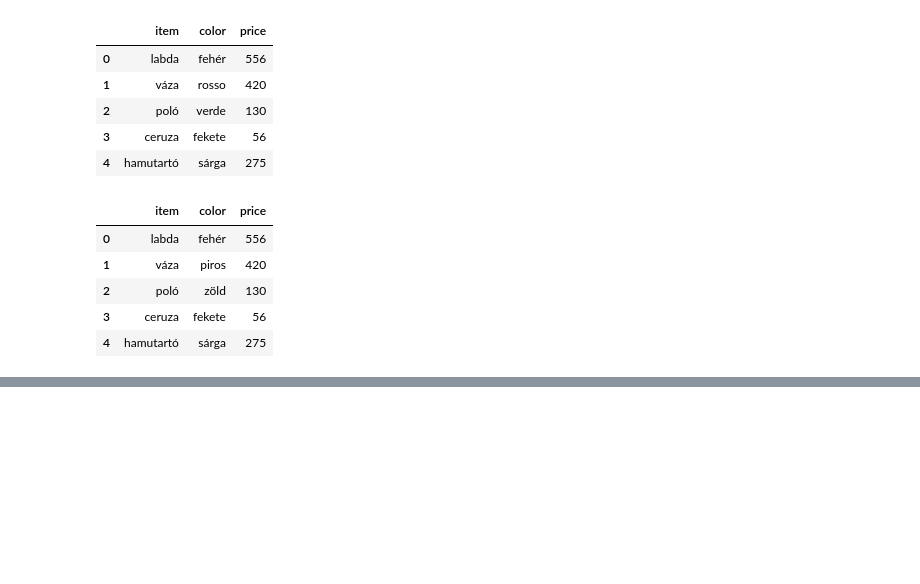
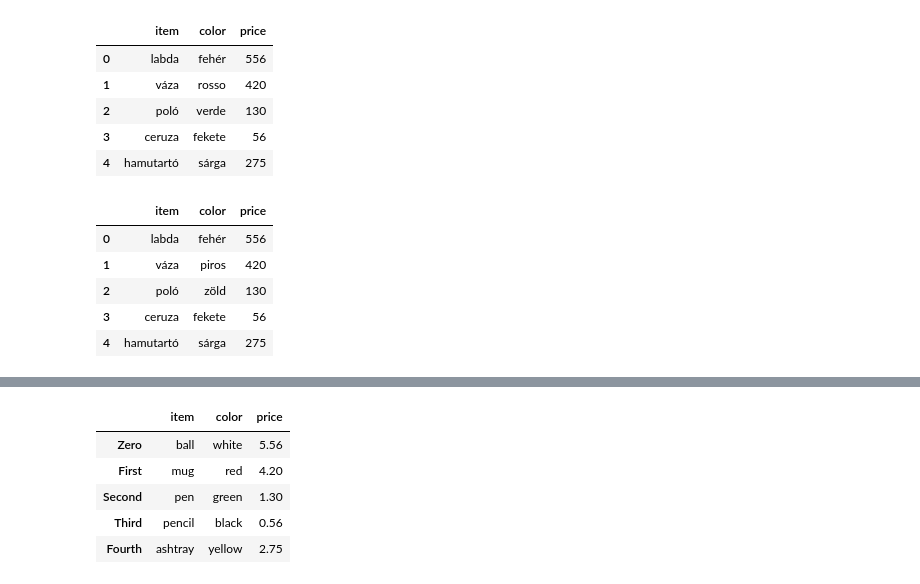
Before and after one commit to steingartpeter/ANACONDA, a Jupyter notebook: MYSQL_PANDAS_MERGE.ipynb, the cells around one changed output, grey strips where cells are left out. Cells and saved outputs as stored; diff of their text form; code cells hidden in the pictures; blank space fills up the shorter version.

```diff
--- a/MYSQL_PANDAS_MERGE.ipynb
+++ b/MYSQL_PANDAS_MERGE.ipynb
@@ -355,0 +435,16 @@ frm.replace(newcolors)
+# %%
+reindexDict = {
+    0:'Zero',
+    1:'First',
+    2:'Second',
+    3:'Third',
+    4:'Fourth',
+}
+f.rename(reindexDict)
+# %% [output]
+|  | item | color | price |
+| Zero | ball | white | 5.56 |
+| First | mug | red | 4.20 |
+| Second | pen | green | 1.30 |
+| Third | pencil | black | 0.56 |
+| Fourth | ashtray | yellow | 2.75 |
```
Also changed, not shown: parts of 14 cells of this notebook.
